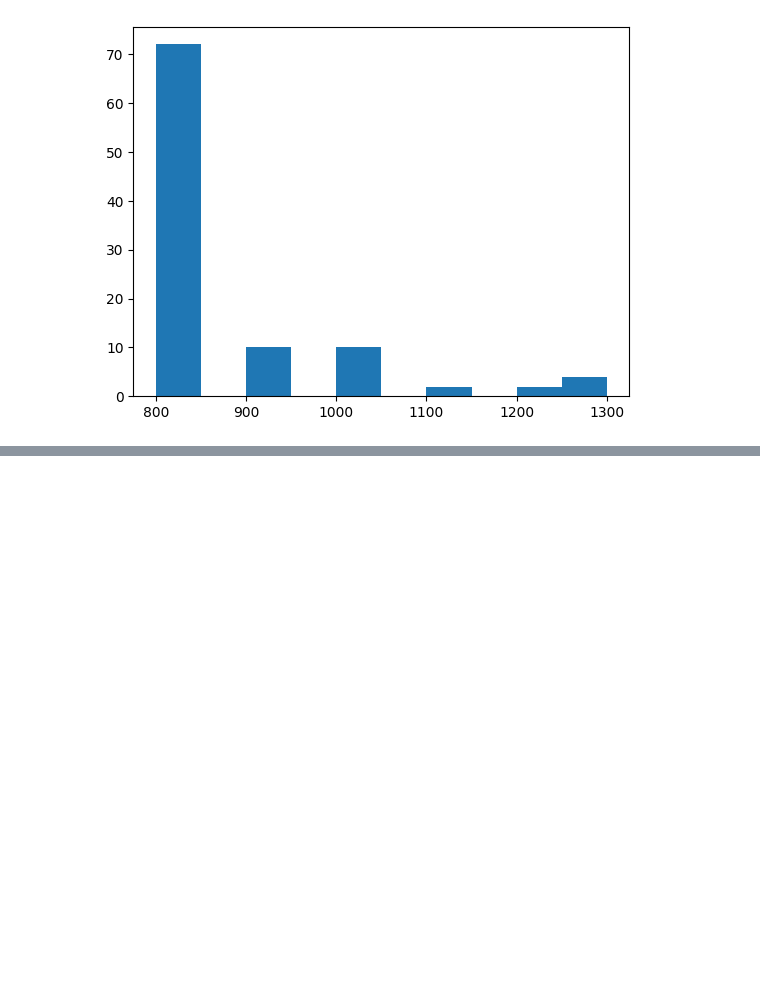
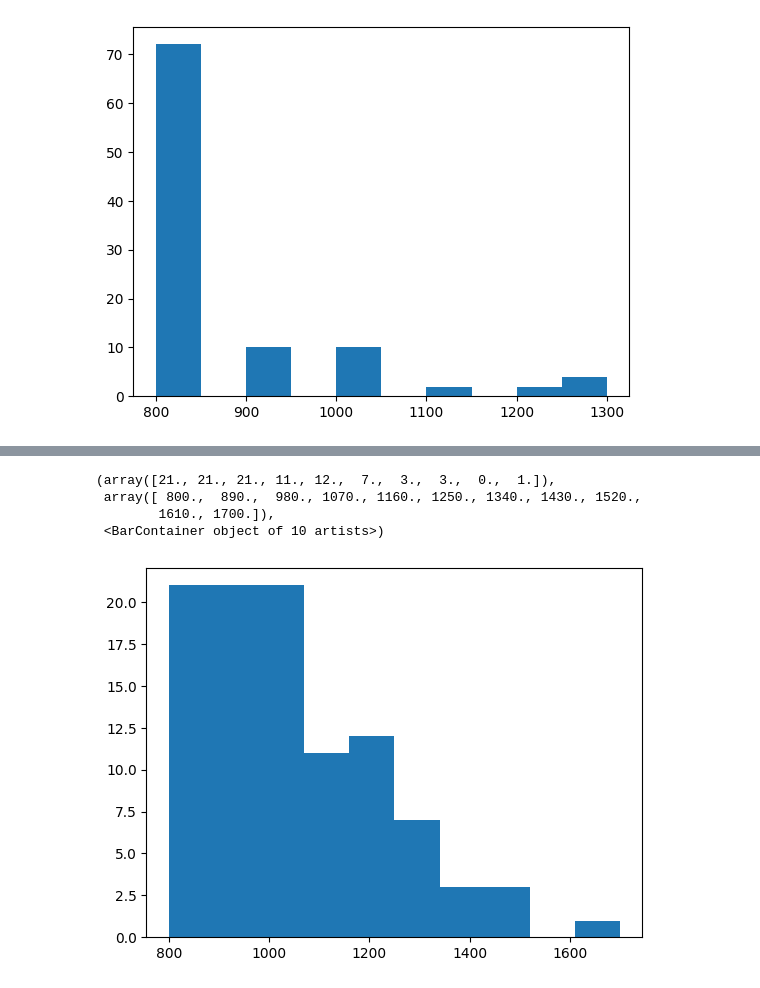
Before and after one commit to czhang2718/LLGM, a Jupyter notebook: notebooks/cf-api.ipynb, the cells around one changed output, grey strips where cells are left out. Saved outputs shown, nothing was run; the diff lists cells and outputs as text; code cells hidden in the pictures; blank space fills up the shorter version.

```diff
--- a/notebooks/cf-api.ipynb
+++ b/notebooks/cf-api.ipynb
@@ -135,0 +138,31 @@ plt.hist([problem['rating'] for problem in problems if problem['rating'] is not
+# %%
+data = fetch_problems()
+problems = data['result']['problems']
+problem_stats = data['result']['problemStatistics']
+
+# Combine problem details with their stats
+problems_with_stats = []
+for problem, stats in zip(problems, problem_stats):
+    problem_with_stats = {
+        'name': problem['name'],
+        'contestId': problem.get('contestId', None),
+        'index': problem['index'],
+        'accepted_submissions': stats['solvedCount'],
+        'rating': problem.get('rating', None)
+    }
+    problems_with_stats.append(problem_with_stats)
+problems_sorted = sorted(problems_with_stats, key=lambda x: x['accepted_submissions'], reverse=True)
+# %%
+from collections import defaultdict
+
+to_use = []
+cnt = defaultdict(int)
+
+for problem in problems_sorted:
+    if len(to_use)==100:
+        break
+    if cnt.get(problem['rating'], 0) > 20:
+        continue
+    to_use.append(problem)
+    print(problem)
+    cnt.update({problem['rating']: cnt.get(problem['rating'], 0)+1})
@@ -135,0 +187,10 @@ plt.hist([problem['rating'] for problem in problems if problem['rating'] is not
+# %%
+import matplotlib.pyplot as plt
+
+plt.hist([problem['rating'] for problem in to_use if problem['rating'] is not None])
+# %% [output]
+(array([21., 21., 21., 11., 12.,  7.,  3.,  3.,  0.,  1.]),
+ array([ 800.,  890.,  980., 1070., 1160., 1250., 1340., 1430., 1520.,
+        1610., 1700.]),
+ <BarContainer object of 10 artists>)
+[figure, added]
```
Also changed, not shown: parts of 2 cells of this notebook, 9 other files.
